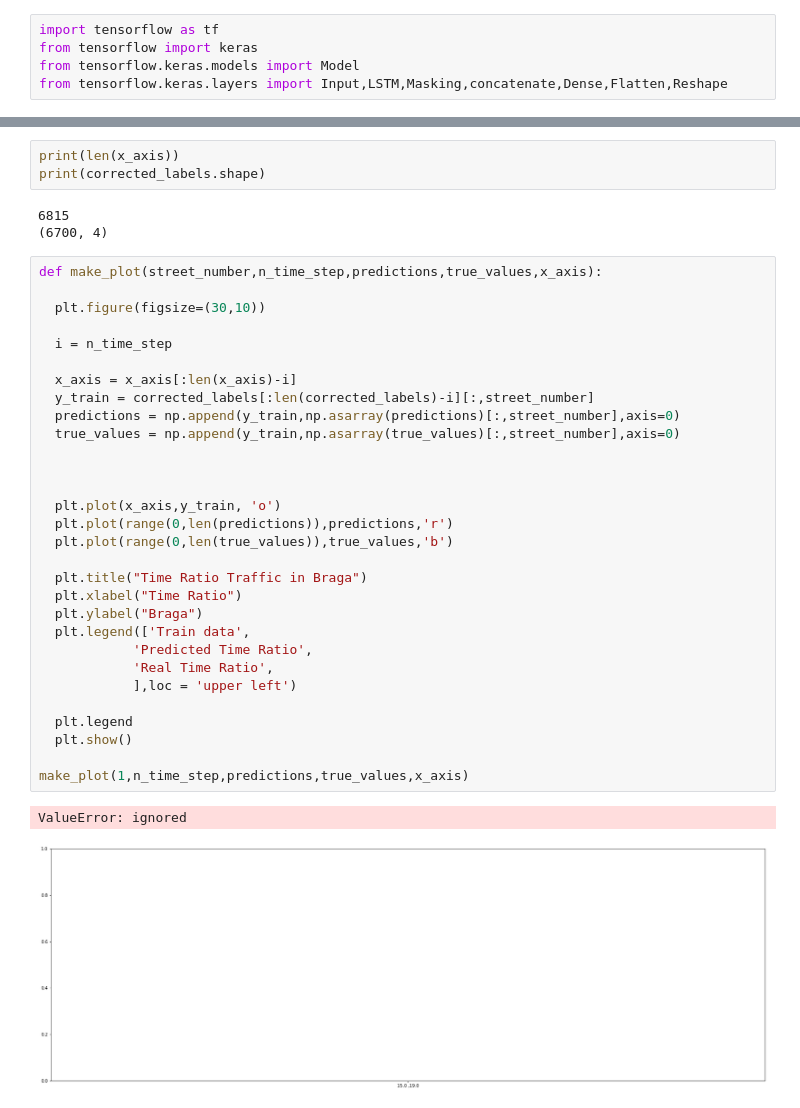
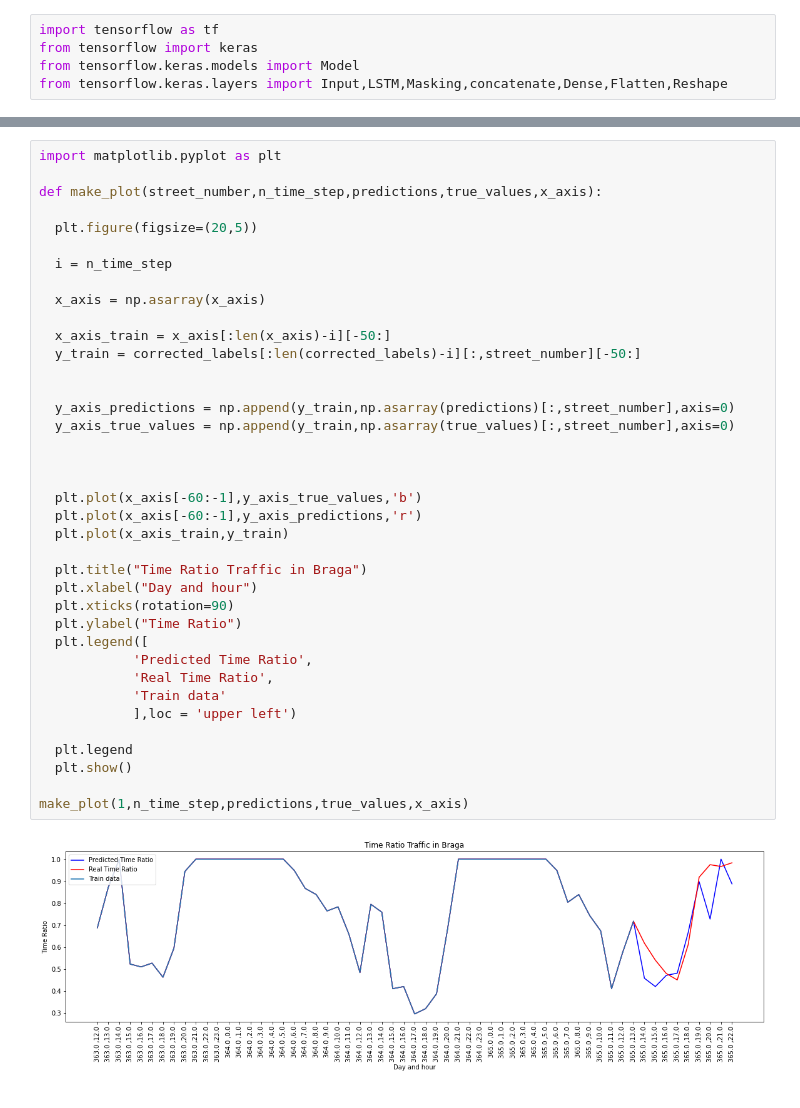
Before and after one commit to guiandrade2/TrafficFlow, a Jupyter notebook: model.ipynb, the cells around one changed output, grey strips where cells are left out. Cells and saved outputs as stored; diff of their text form.

Commit message:
new version with plots of predictions and csv writters

```diff
--- a/model.ipynb
+++ b/model.ipynb
@@ -577,39 +575,40 @@ true_values, predictions = backtest_expanding(n_time_step,model)
-# %%
-print(len(x_axis))
-print(corrected_labels.shape)
-# %% [output]
-6815
-(6700, 4)
 # %%
+import matplotlib.pyplot as plt
+
 def make_plot(street_number,n_time_step,predictions,true_values,x_axis):
 
-  plt.figure(figsize=(30,10))
+  plt.figure(figsize=(20,5))
 
   i = n_time_step
 
-  x_axis = x_axis[:len(x_axis)-i]
-  y_train = corrected_labels[:len(corrected_labels)-i][:,street_number]
-  predictions = np.append(y_train,np.asarray(predictions)[:,street_number],axis=0)
-  true_values = np.append(y_train,np.asarray(true_values)[:,street_number],axis=0)
+  x_axis = np.asarray(x_axis)
+
+  x_axis_train = x_axis[:len(x_axis)-i][-50:]
+  y_train = corrected_labels[:len(corrected_labels)-i][:,street_number][-50:]
+
+
+  y_axis_predictions = np.append(y_train,np.asarray(predictions)[:,street_number],axis=0)
+  y_axis_true_values = np.append(y_train,np.asarray(true_values)[:,street_number],axis=0)
 
 
 
-  plt.plot(x_axis,y_train, 'o')
-  plt.plot(range(0,len(predictions)),predictions,'r')
-  plt.plot(range(0,len(true_values)),true_values,'b')
+  plt.plot(x_axis[-60:-1],y_axis_true_values,'b')
+  plt.plot(x_axis[-60:-1],y_axis_predictions,'r')
+  plt.plot(x_axis_train,y_train)
 
   plt.title("Time Ratio Traffic in Braga")
-  plt.xlabel("Time Ratio")
-  plt.ylabel("Braga")
-  plt.legend(['Train data',
+  plt.xlabel("Day and hour")
+  plt.xticks(rotation=90)
+  plt.ylabel("Time Ratio")
+  plt.legend([
             'Predicted Time Ratio',
             'Real Time Ratio',
+            'Train data'
             ],loc = 'upper left')
 
   plt.legend
   plt.show()
 
 make_plot(1,n_time_step,predictions,true_values,x_axis)
 # %% [output]
-ValueError: ignored
-[figure, old version]
+[figure, new version]
```
Also changed, not shown: parts of 6 cells of this notebook.
